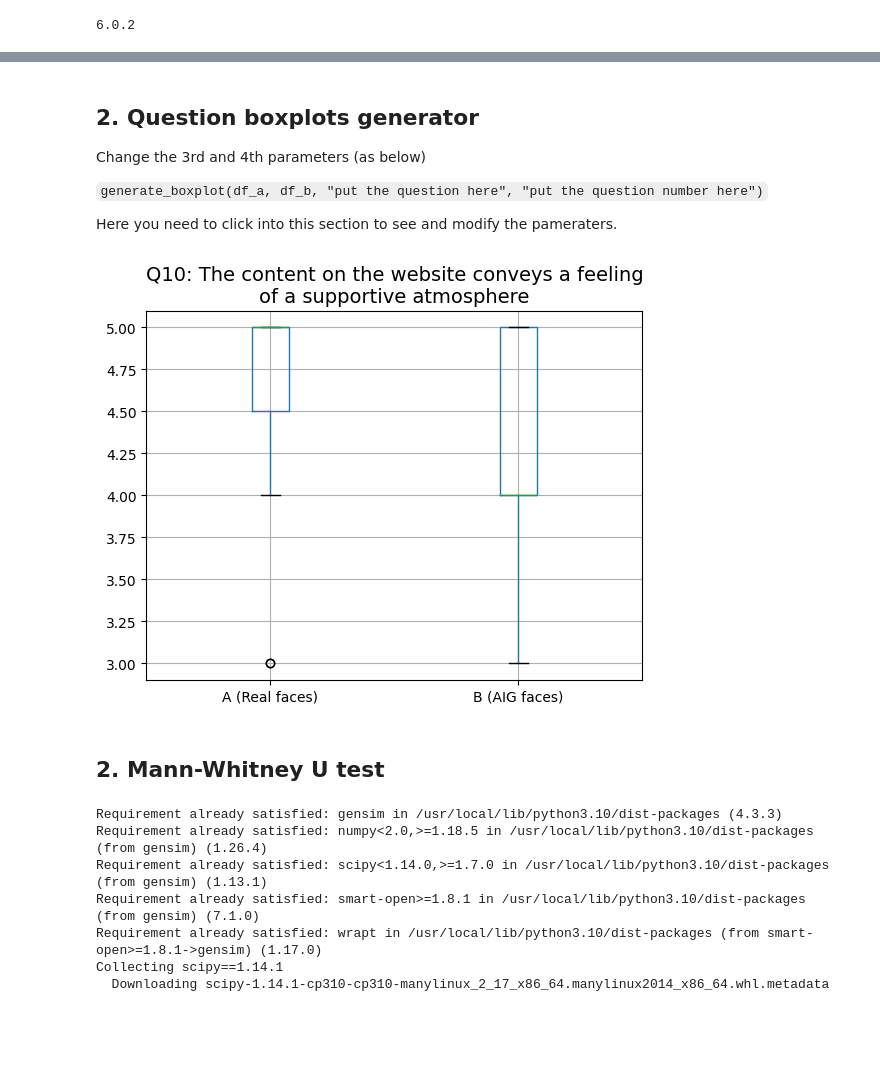
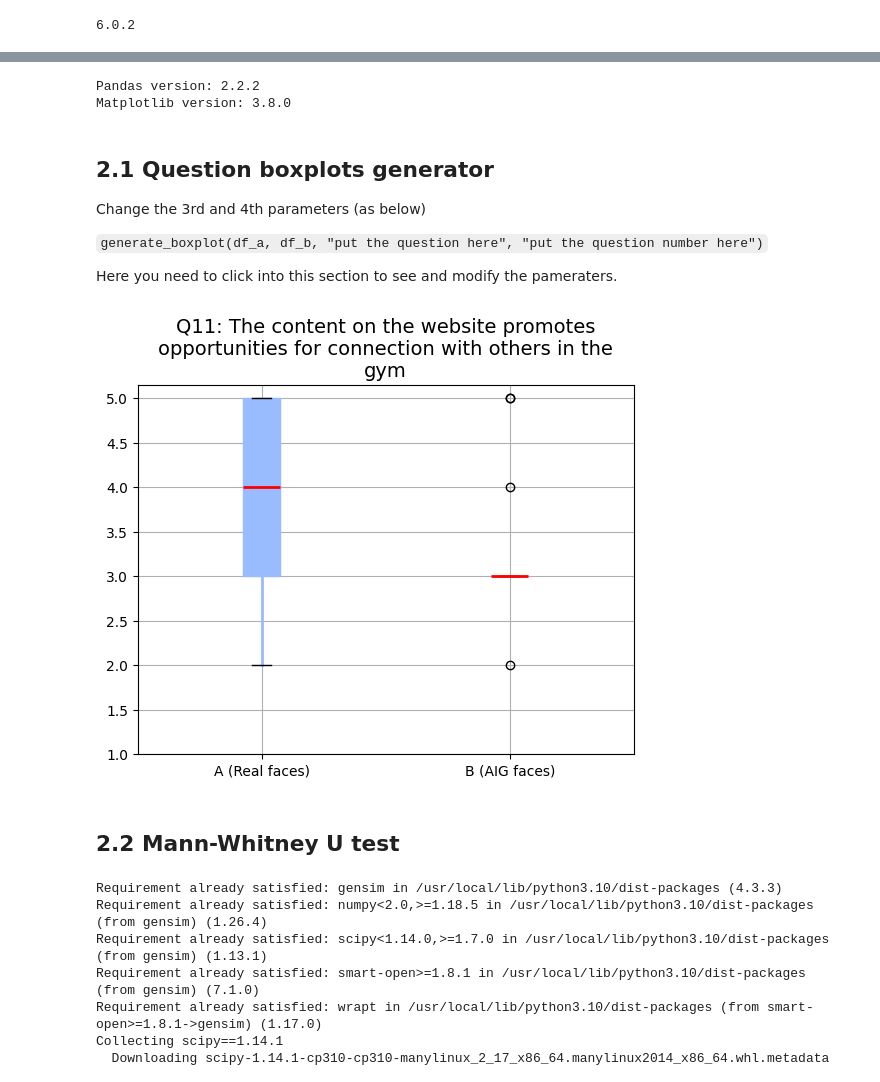
Before and after one commit to hsinlun99/HPIT-group-project-colab, a Jupyter notebook: playground.ipynb, the cells around one changed output, grey strips where cells are left out. Saved outputs shown, nothing was run; the diff lists cells and outputs as text; code cells hidden in the pictures; blank space fills up the shorter version.

```diff
--- a/playground.ipynb
+++ b/playground.ipynb
@@ -44,9 +44,19 @@ def generate_boxplot(df_a, df_b, column_name, title, max_width=50):
     # Concatenate and convert to float
     df_q = pd.concat([q_a, q_b], axis=1).astype(float)
 
+    #5B93C4 original
+    #99BBFF
+    box_blue = "#99BBFF"
+
     # Create boxplot
-    ax = df_q.boxplot()
+    ax = df_q.boxplot(
+        medianprops=dict(color="red", linewidth=2),
+        patch_artist=True,
+        boxprops=dict(facecolor=box_blue, color=box_blue),
+        whiskerprops=dict(color=box_blue, linewidth=2)
+    )
+
     wrapped_title = fill(title+': '+column_name, width=max_width)
     ax.set_title(wrapped_title, fontsize=14) # pad=5 for question 7: Based on...
-    # ax.set_yticks([i * 0.5 for i in range(2, 11)])
+    ax.set_yticks([i * 0.5 for i in range(2, 11)])
     plt.show()
@@ -53,5 +245,11 @@ def generate_boxplot(df_a, df_b, column_name, title, max_width=50):
+# %%
+print("Pandas version:", pd.__version__)
+print("Matplotlib version:", plt.matplotlib.__version__)
+# %% [output]
+Pandas version: 2.2.2
+Matplotlib version: 3.8.0
 # %% [markdown]
-## 2. Question boxplots generator
+## 2.1 Question boxplots generator
 
 Change the 3rd and 4th parameters (as below)
 
@@ -61,26 +259,26 @@ Here you need to click into this section to see and modify the pameraters.
 # %%
 # Wellness Q1, Q2
 # The content on the website conveys a healthy and active lifestyle
 # The content on the website inspires me to pursue a healthier lifestyle
 # Inclusivity Q4, Q5, Q6, Q7
 # The content on the website showcases inclusivity for different age groups
 # The content on the website showcases inclusivity for different cultural backgrounds
 # The content on the website showcases inclusivity for different body types
 # The content on the website portrays people that can be perceived as relatable
 # Socialization Q9, Q10, Q11
 # Based on the content of the website, I get the feeling that the gym has a sense of community among gym-goers
 # The content on the website conveys a feeling of a supportive atmosphere
 # The content on the website promotes opportunities for connection with others in the gym
 
 
 
 # Change the 3rd and 4th parameters as the instruction below
 # generate_boxplot(df_a, df_b, "put the question here", "put the question number here")
-generate_boxplot(df_a, df_b, "The content on the website conveys a feeling of a supportive atmosphere", "Q10")
+generate_boxplot(df_a, df_b, "The content on the website promotes opportunities for connection with others in the gym", "Q11")
 # %% [output]
-[figure, old version]
+[figure, new version]
 # %% [markdown]
-## 2. Mann-Whitney U test
+## 2.2 Mann-Whitney U test
 # %%
 !pip install --upgrade gensim
 !pip install scipy==1.14.1
```
Also changed, not shown: parts of 5 cells of this notebook.
